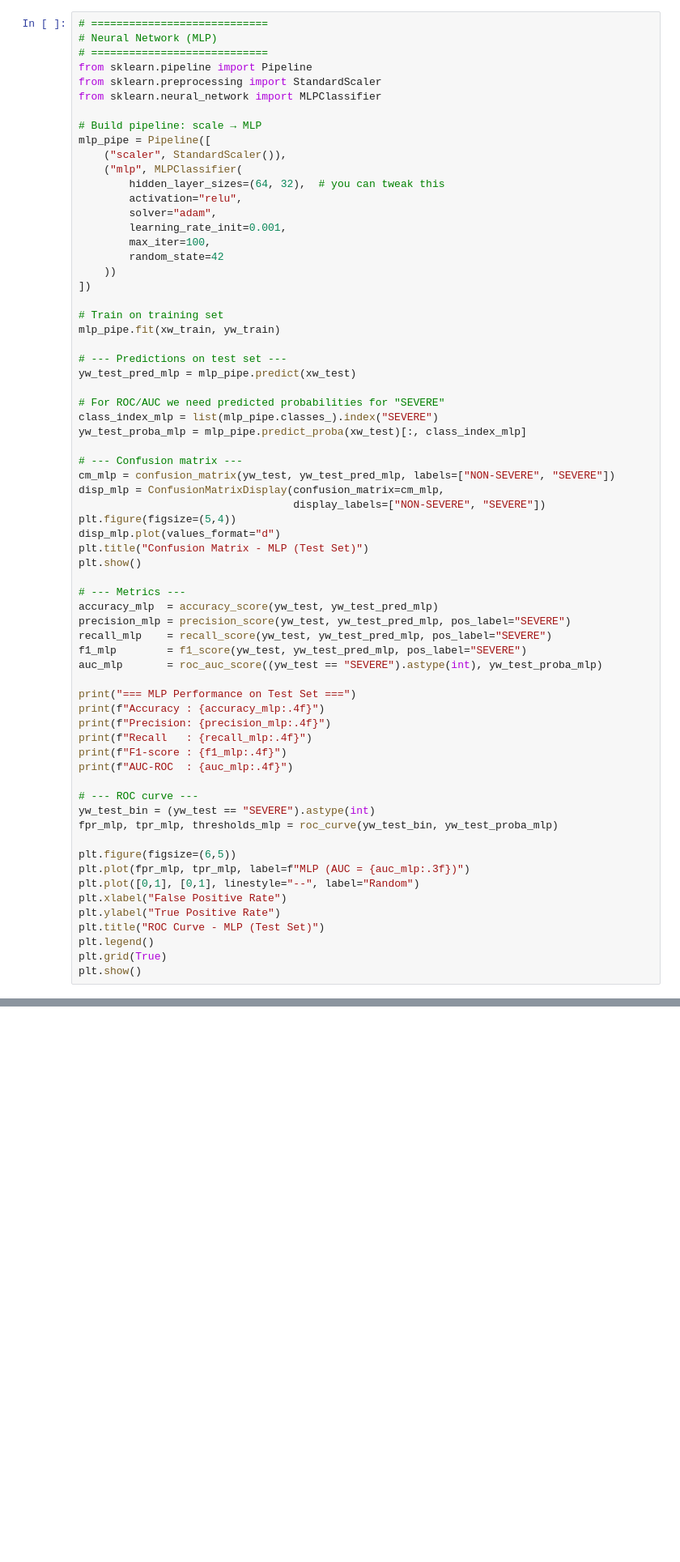
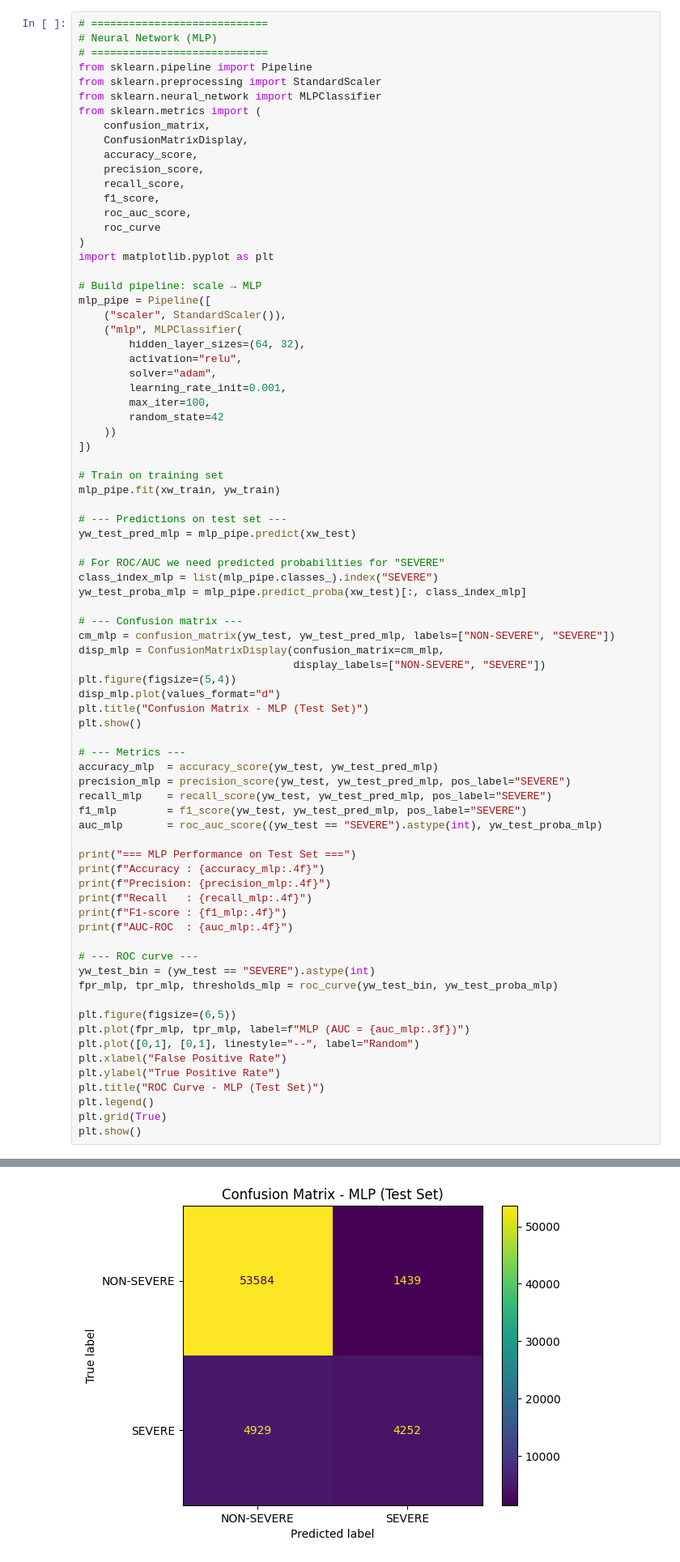
Before and after one commit to CHayiman/DS3000_Project, a Jupyter notebook: DS3000_Project.ipynb, the cells around one changed output, grey strips where cells are left out. Shown at 81% size. Cells and saved outputs as stored; diff of their text form; blank space fills up the shorter version.

```diff
--- a/DS3000_Project.ipynb
+++ b/DS3000_Project.ipynb
@@ -1549,12 +1555,23 @@ FTR_COLLISIONS_YES    0.075497
 from sklearn.pipeline import Pipeline
 from sklearn.preprocessing import StandardScaler
 from sklearn.neural_network import MLPClassifier
+from sklearn.metrics import (
+    confusion_matrix,
+    ConfusionMatrixDisplay,
+    accuracy_score,
+    precision_score,
+    recall_score,
+    f1_score,
+    roc_auc_score,
+    roc_curve
+)
+import matplotlib.pyplot as plt
 
 # Build pipeline: scale → MLP
 mlp_pipe = Pipeline([
     ("scaler", StandardScaler()),
     ("mlp", MLPClassifier(
-        hidden_layer_sizes=(64, 32),  # you can tweak this
+        hidden_layer_sizes=(64, 32),
         activation="relu",
         solver="adam",
         learning_rate_init=0.001,
@@ -1609,3 +1626,4 @@ plt.title("ROC Curve - MLP (Test Set)")
 plt.legend()
 plt.grid(True)
 plt.show()
+# %% [output]
@@ -1611,0 +1631 @@ plt.show()
+[figure, added]
```
Also changed, not shown: parts of 5 cells of this notebook.
